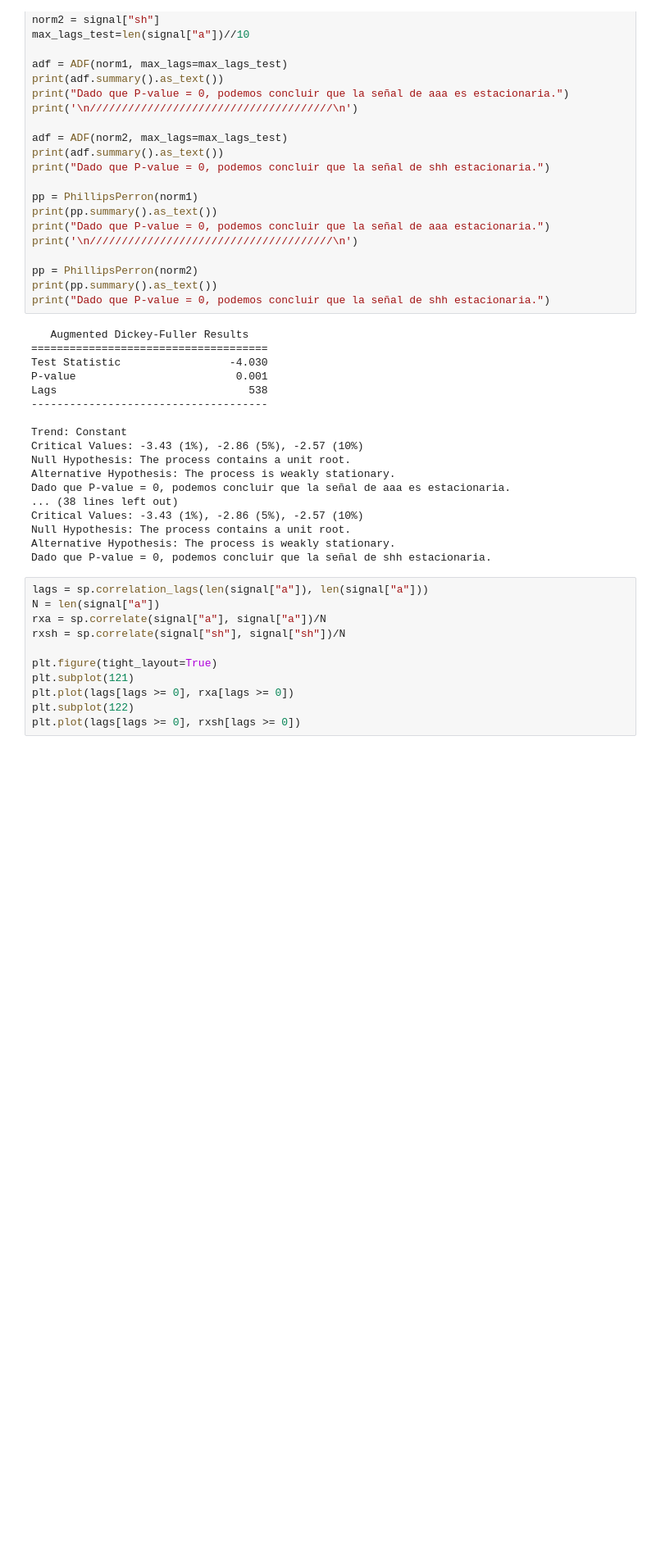
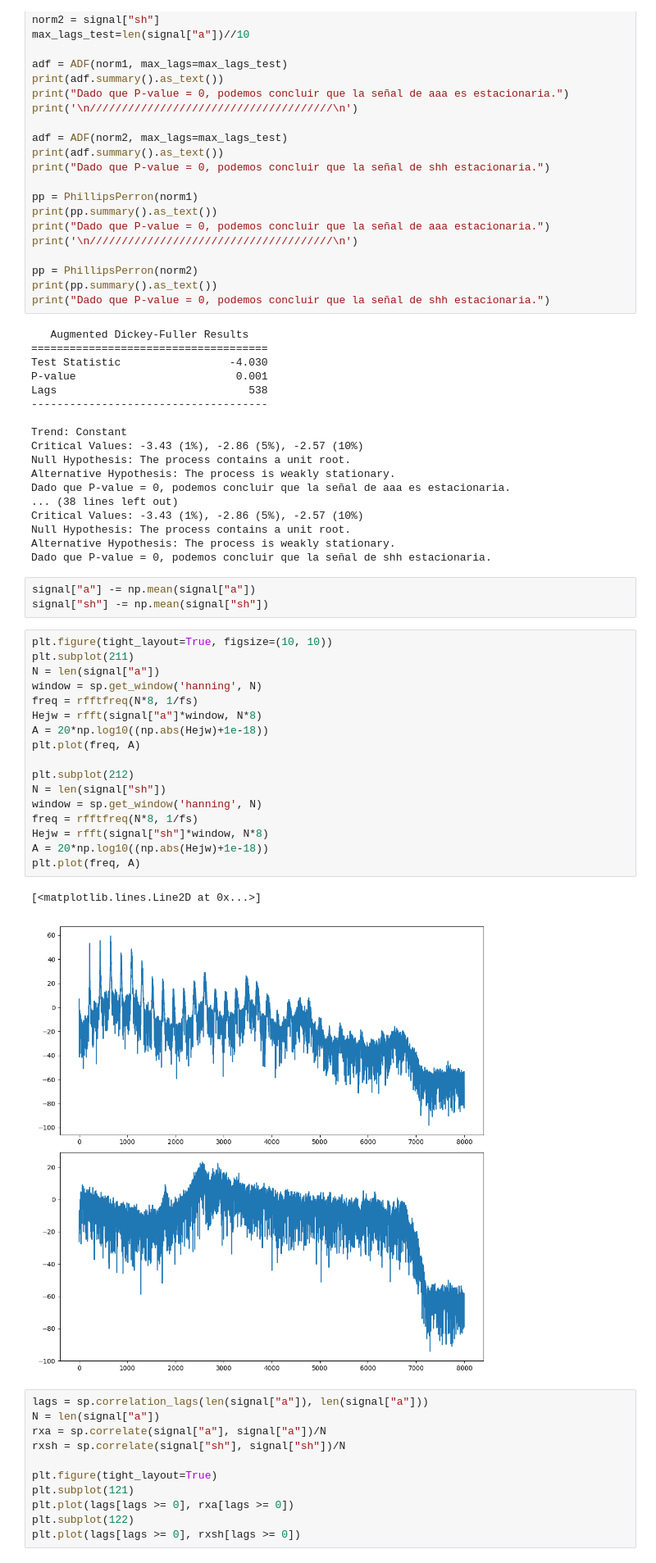
Before and after one commit to GonzaLinares/PASA_TP3, a Jupyter notebook: main.ipynb, the cells around one changed output. Shown at 82% size. Drawn from its saved outputs; the diff is of its cells as text; blank space fills up the shorter version.

```diff
--- a/main.ipynb
+++ b/main.ipynb
@@ -73,6 +79,29 @@ Critical Values: -3.43 (1%), -2.86 (5%), -2.57 (10%)
 Null Hypothesis: The process contains a unit root.
 Alternative Hypothesis: The process is weakly stationary.
 Dado que P-value = 0, podemos concluir que la señal de shh estacionaria.
+# %%
+signal["a"] -= np.mean(signal["a"])
+signal["sh"] -= np.mean(signal["sh"])
+# %%
+plt.figure(tight_layout=True, figsize=(10, 10))
+plt.subplot(211)
+N = len(signal["a"])
+window = sp.get_window('hanning', N)
+freq = rfftfreq(N*8, 1/fs)
+Hejw = rfft(signal["a"]*window, N*8)
+A = 20*np.log10((np.abs(Hejw)+1e-18))
+plt.plot(freq, A)
+
+plt.subplot(212)
+N = len(signal["sh"])
+window = sp.get_window('hanning', N)
+freq = rfftfreq(N*8, 1/fs)
+Hejw = rfft(signal["sh"]*window, N*8)
+A = 20*np.log10((np.abs(Hejw)+1e-18))
+plt.plot(freq, A)
+# %% [output]
+[<matplotlib.lines.Line2D at 0x...>]
+[figure, added]
 # %%
 lags = sp.correlation_lags(len(signal["a"]), len(signal["a"]))
 N = len(signal["a"])
```
Also changed, not shown: parts of 8 cells of this notebook.
